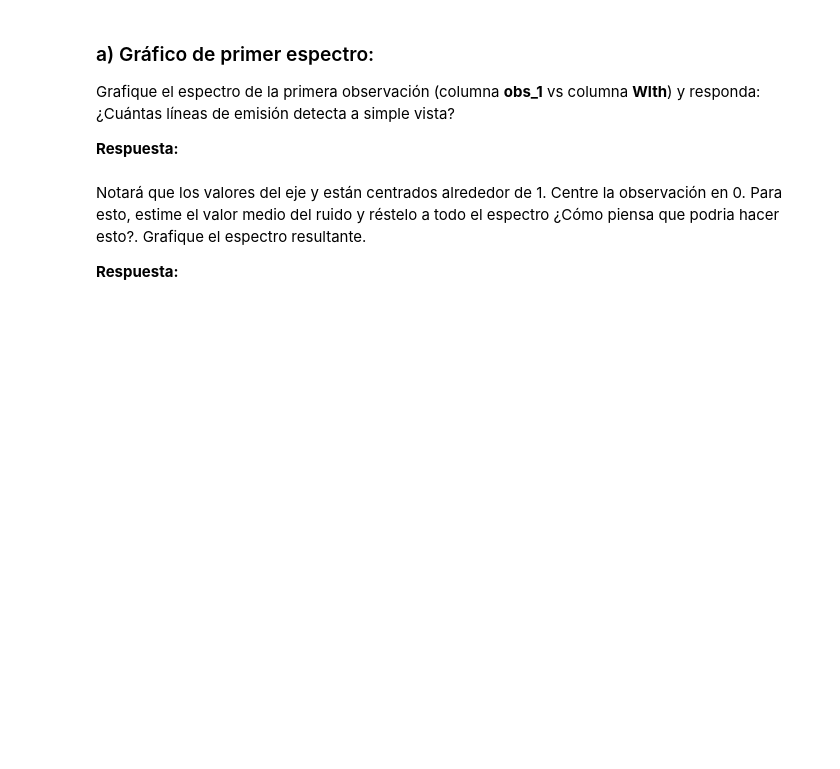
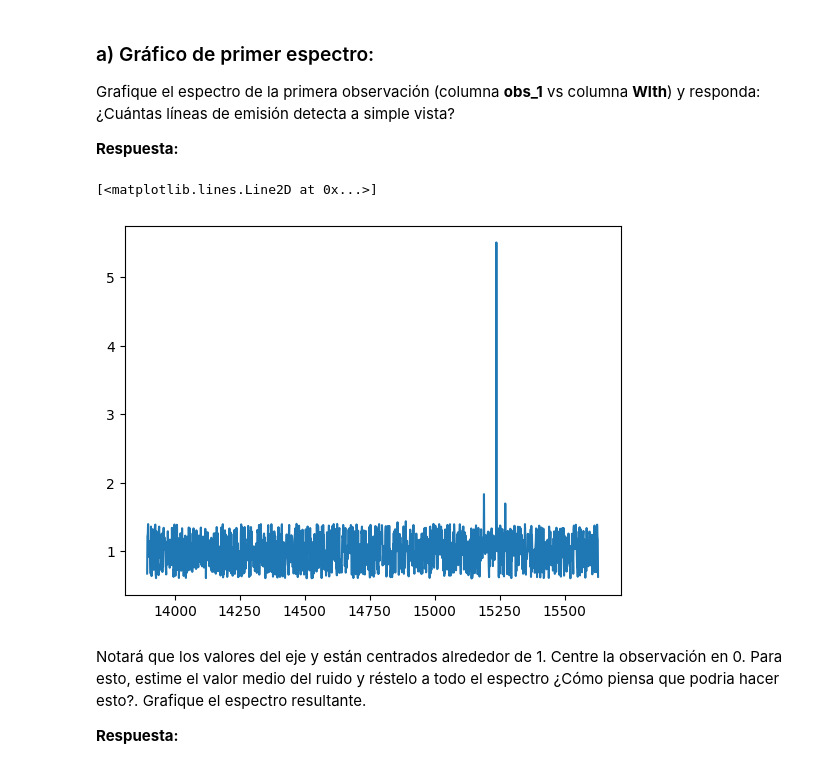
Before and after one commit to FranciscaHM/Tarea-2, a Jupyter notebook: Tarea2.ipynb, the cells around one changed output. Cells and saved outputs as stored; diff of their text form; code cells hidden in the pictures; blank space fills up the shorter version.

```diff
--- a/Tarea2.ipynb
+++ b/Tarea2.ipynb
@@ -232,4 +269,6 @@ Abra el archivo **data_spectra.csv** con pandas y muestre el DataFrame. (No es n
 Las columnas **obs** corresponden a observaciones (espectro) de un objeto, en la que cada valor corresponde a la potencia asociada a una longitud de onda. La columna **Wlth** corresponde a las longitudes de onda.
 # %%
 # Lea y muestre el DataFrame aquí
-data =
+path = '/content/drive/MyDrive/ColabNotebooks/data_spectra.csv'
+data = pd.read_csv(path)
+data
@@ -243,3 +294,13 @@ Grafique el espectro de la primera observación (columna **obs_1** vs columna **
+# %%
+# Graficamos:
+Ejey = data['obs_1']
+Ejex= data['Wlth']
+
+plt.plot(Ejex,Ejey)
+#A simple vista, notamos 3 líneas de emisión.
+# %% [output]
+[<matplotlib.lines.Line2D at 0x...>]
+[figure, added]
 # %% [markdown]
 Notará que los valores del eje y están centrados alrededor de 1. Centre la observación en 0. Para esto, estime el valor medio del ruido y réstelo a todo el espectro ¿Cómo piensa que podria hacer esto?. Grafique el espectro resultante.
 
```
Also changed, not shown: parts of 6 cells of this notebook.
